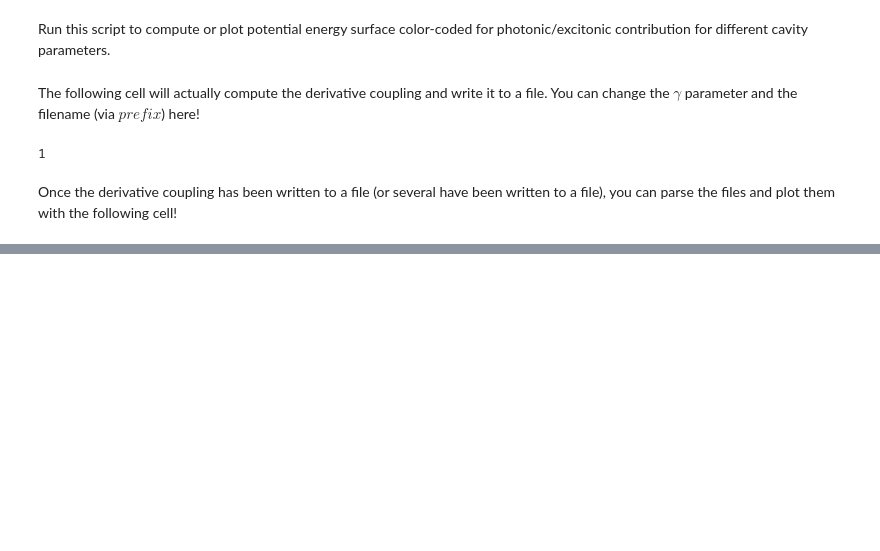
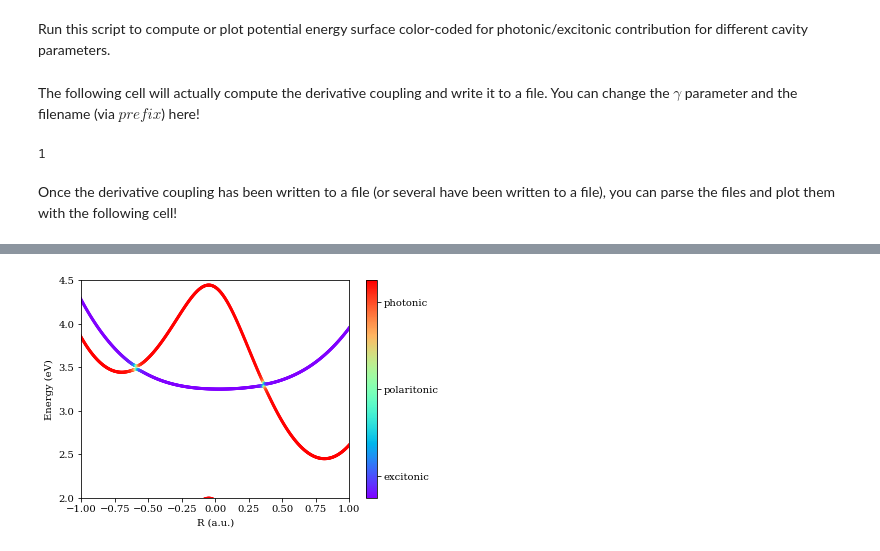
Before and after one commit to FoleyLab/PyCQED, a Jupyter notebook: Plot_PES.ipynb, the cells around one changed output, grey strips where cells are left out. Cells and saved outputs as stored; diff of their text form; code cells hidden in the pictures; blank space fills up the shorter version.

```diff
--- a/Plot_PES.ipynb
+++ b/Plot_PES.ipynb
@@ -79,23 +79,25 @@ plt.show()
 # %%
 pes_v = np.loadtxt(pes_fn, dtype=complex)
 pc_v = np.loadtxt(pc_fn,dtype=complex)
 
 
 ### read text file
 
 
 
 fig, ax = plt.subplots()
 cm = plt.cm.get_cmap('rainbow')
 im = ax.scatter(pes_v[:,0], 27.211*np.abs(pes_v[:,1]), c=pc_v[:,1],cmap=cm, s=4)
 im = ax.scatter(pes_v[:,0], 27.211*np.abs(pes_v[:,2]), c=pc_v[:,2],cmap=cm, s=4)
 im = ax.scatter(pes_v[:,0], 27.211*np.abs(pes_v[:,3]), c=pc_v[:,3],cmap=cm, s=4)
 #im = ax.scatter(pes_v[:,0], 27.211*np.abs(pes_v[:,4]), c=pc_v[:,4],cmap=cm, s=4)
 cbar = fig.colorbar(im, ticks=[0.1, 0.5, 0.9])
 cbar.ax.set_yticklabels(['excitonic', 'polaritonic', 'photonic'])
 plt.xlim(-1.,1.)
-#plt.ylim(3.5,6.)
+plt.ylim(2.0,4.5)
 plt.xlabel("R (a.u.)")
 plt.ylabel("Energy (eV)")
 plt.savefig(filename)
 plt.show()
+# %% [output]
+[figure, added]
```
Also changed, not shown: parts of 1 cell of this notebook, 6 other files.
